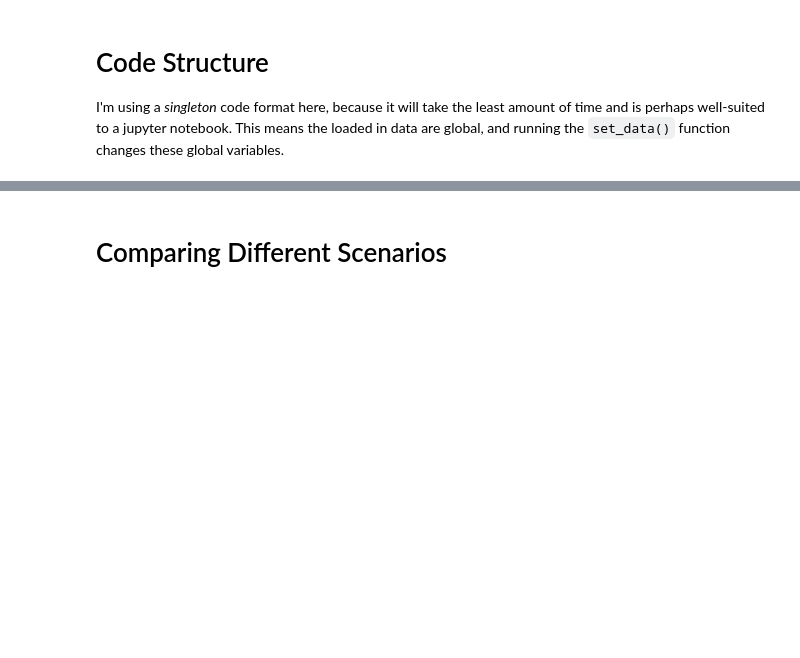
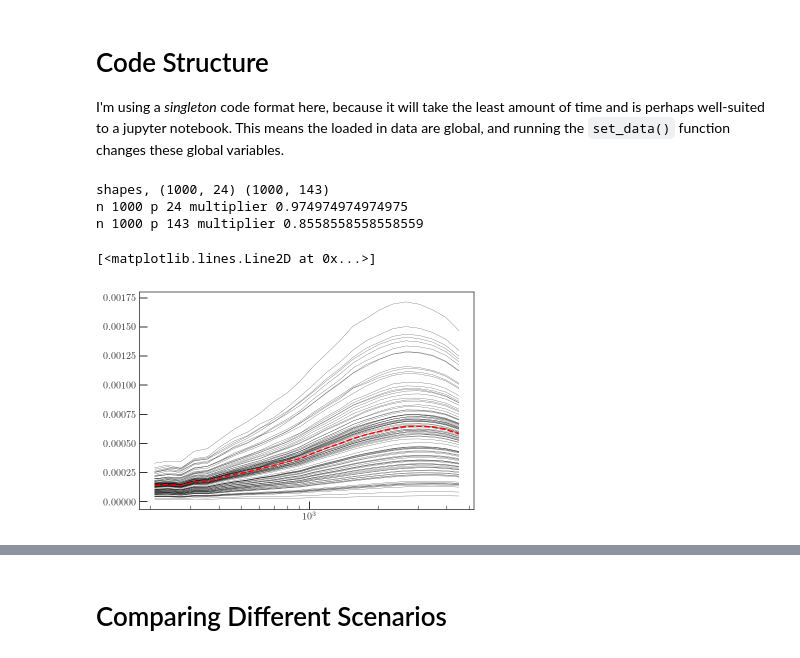
Before and after one commit to xzackli/neutrino_mpk, a Jupyter notebook: comparison of error ellipses.ipynb, the cells around one changed output, grey strips where cells are left out. Saved outputs shown, nothing was run; the diff lists cells and outputs as text; code cells hidden in the pictures; blank space fills up the shorter version.

```diff
--- a/comparison of error ellipses.ipynb
+++ b/comparison of error ellipses.ipynb
@@ -162,6 +162,23 @@ def set_data(redshifts=['05', '10', '15', '20'], l_min=200, l_max=5000):
     correction = (nrealizations - nbins - 2) / (nrealizations - 1)
     invcov_PC = correction * np.linalg.inv(PC_cov * 12.25/2e4)
     print('n', nrealizations, 'p', nbins, 'multiplier',correction)
+# %%
+
+set_data(redshifts=['10'], l_min=200, l_max=5000)
+
+for i in range(101):
+    plt.plot(ell, ell**2 * obsarr_PS[i], 'k-', lw=0.2)
+plt.xscale('log')
+
+plt.plot(ell, ell**2 * obsarr_PS[1], 'r--')
+
+# plt.yscale('log')
+# %% [output]
+shapes, (1000, 24) (1000, 143)
+n 1000 p 24 multiplier 0.974974974974975
+n 1000 p 143 multiplier 0.8558558558558559
+[<matplotlib.lines.Line2D at 0x...>]
+[figure, added]
 # %%
 
 def P( mu, obsarr, mu_length, interp, invcov ):
```
Also changed, not shown: parts of 2 cells of this notebook, 27 other files.
